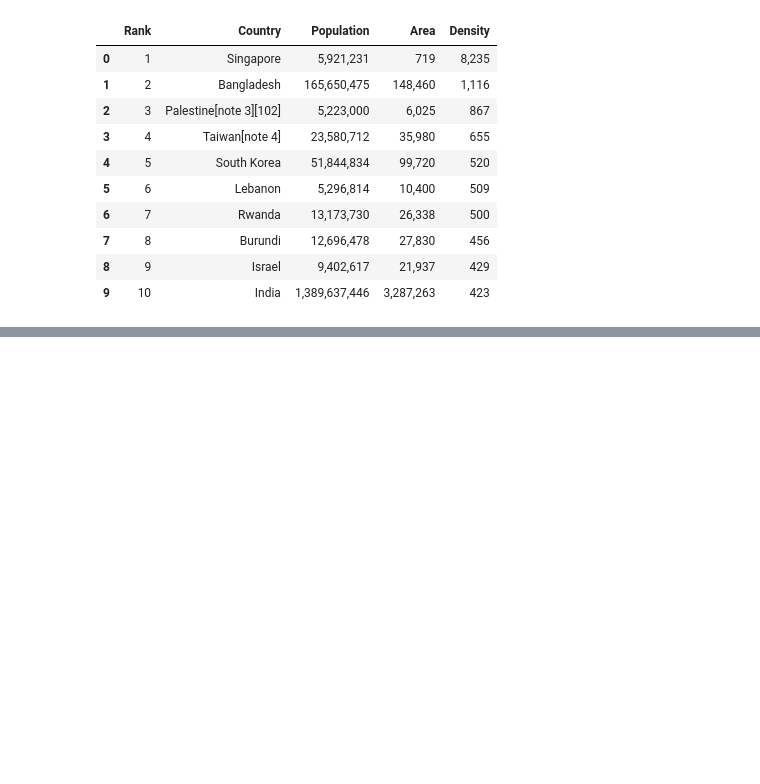
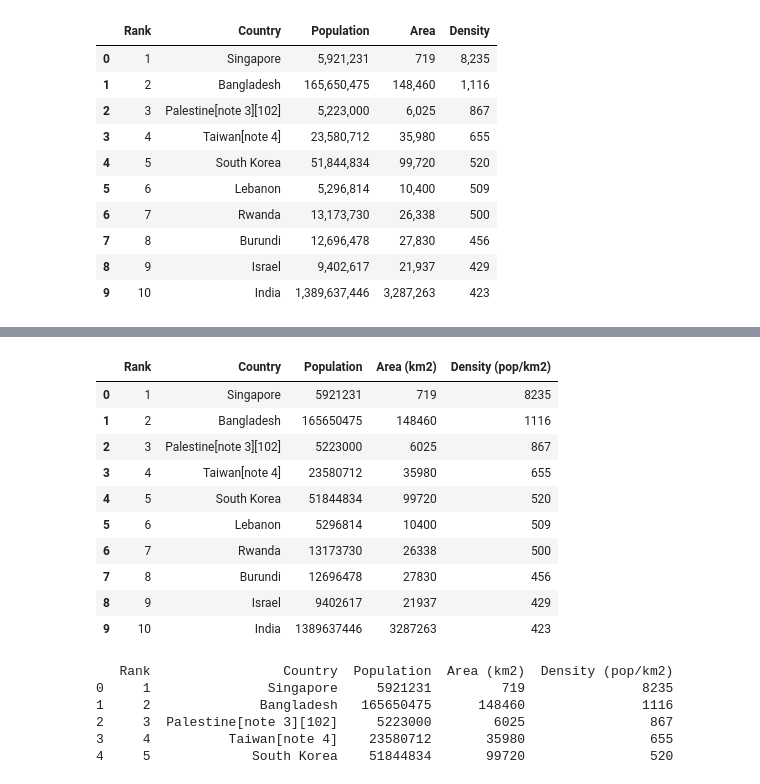
Before and after one commit to DUY2602/IBM-Data-Science, a Jupyter notebook: 5. Web Scraping with Python/download_scrape_url.ipynb, the cells around one changed output, grey strips where cells are left out. Saved outputs shown, nothing was run; the diff lists cells and outputs as text; code cells hidden in the pictures; blank space fills up the shorter version.

```diff
--- a/5. Web Scraping with Python/download_scrape_url.ipynb
+++ b/5. Web Scraping with Python/download_scrape_url.ipynb
@@ -482,0 +502,34 @@ population_data
+# %%
+dataframe_list = pd.read_html(io(data.text), flavor='bs4')
+
+len(dataframe_list)
+
+dataframe_list[5]
+# %% [output]
+|  | Rank | Country | Population | Area (km2) | Density (pop/km2) |
+| 0 | 1 | Singapore | 5921231 | 719 | 8235 |
+| 1 | 2 | Bangladesh | 165650475 | 148460 | 1116 |
+| 2 | 3 | Palestine[note 3][102] | 5223000 | 6025 | 867 |
+| 3 | 4 | Taiwan[note 4] | 23580712 | 35980 | 655 |
+| 4 | 5 | South Korea | 51844834 | 99720 | 520 |
+| 5 | 6 | Lebanon | 5296814 | 10400 | 509 |
+| 6 | 7 | Rwanda | 13173730 | 26338 | 500 |
+| 7 | 8 | Burundi | 12696478 | 27830 | 456 |
+| 8 | 9 | Israel | 9402617 | 21937 | 429 |
+| 9 | 10 | India | 1389637446 | 3287263 | 423 |
+# %%
+heading = soup.find("h3", {"id": "Most_densely_populated_countries"})
+
+# Get the next table after this heading
+table = heading.find_next("table")
+
+# Convert to DataFrame
+df = pd.read_html(io(str(table)))[0]
+print(df.head())
+# %% [output]
+   Rank                 Country  Population  Area (km2)  Density (pop/km2)
+0     1               Singapore     5921231         719               8235
+1     2              Bangladesh   165650475      148460               1116
+2     3  Palestine[note 3][102]     5223000        6025                867
+3     4          Taiwan[note 4]    23580712       35980                655
+4     5             South Korea    51844834       99720                520
```
Also changed, not shown: parts of 3 cells of this notebook, 1 other file.
